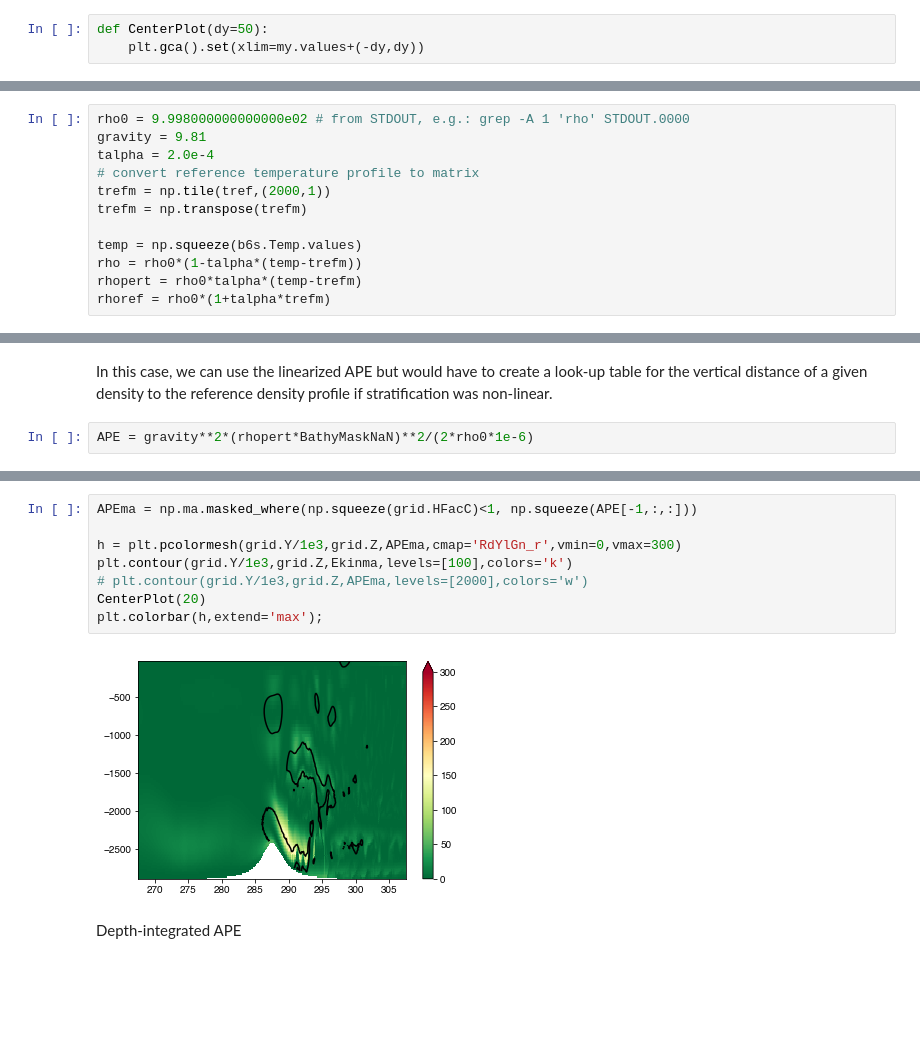
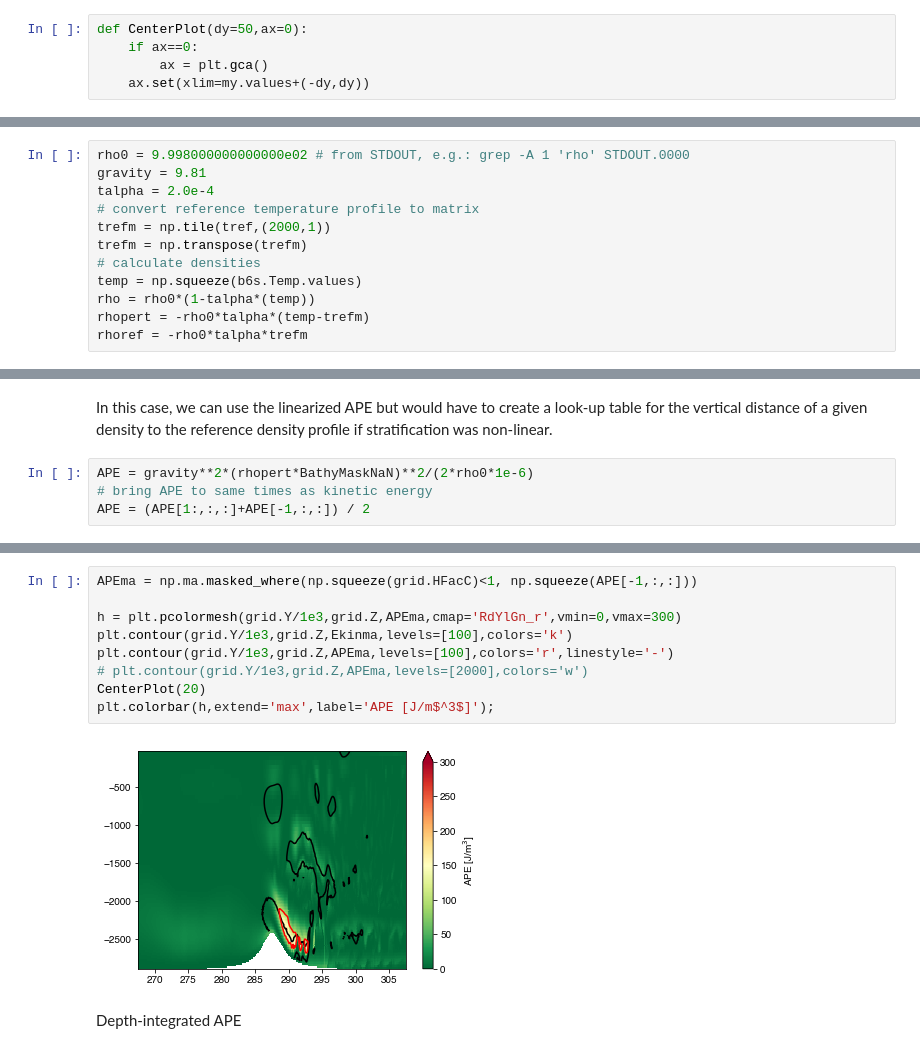
Before and after one commit to gunnarvoet/flow-across-bump, a Jupyter notebook: analysis/bump_analysis.ipynb, the cells around one changed output, grey strips where cells are left out. Saved outputs shown, nothing was run; the diff lists cells and outputs as text; blank space fills up the shorter version.

```diff
--- a/analysis/bump_analysis.ipynb
+++ b/analysis/bump_analysis.ipynb
@@ -294,8 +272,10 @@ PHrefC = np.fromfile(fileName)
 # %% [markdown]
 ## Easier plotting of fields
 # %%
-def CenterPlot(dy=50):
-    plt.gca().set(xlim=my.values+(-dy,dy))
+def CenterPlot(dy=50,ax=0):
+    if ax==0:
+        ax = plt.gca()
+    ax.set(xlim=my.values+(-dy,dy))
 # %%
 def PlotField(F):
     fig,ax = plt.subplots()
@@ -337,8 +318,8 @@ talpha = 2.0e-4
 # convert reference temperature profile to matrix
 trefm = np.tile(tref,(2000,1))
 trefm = np.transpose(trefm)
-
+# calculate densities
 temp = np.squeeze(b6s.Temp.values)
-rho = rho0*(1-talpha*(temp-trefm))
-rhopert = rho0*talpha*(temp-trefm)
-rhoref = rho0*(1+talpha*trefm)
+rho = rho0*(1-talpha*(temp))
+rhopert = -rho0*talpha*(temp-trefm)
+rhoref = -rho0*talpha*trefm
@@ -693,3 +873,5 @@ $$ APE_{lin} = \frac{g^2 \rho'^2}{2 \rho_0 N^2} $$
 In this case, we can use the linearized APE but would have to create a look-up table for the vertical distance of a given density to the reference density profile if stratification was non-linear.
 # %%
 APE = gravity**2*(rhopert*BathyMaskNaN)**2/(2*rho0*1e-6)
+# bring APE to same times as kinetic energy
+APE = (APE[1:,:,:]+APE[-1,:,:]) / 2
@@ -702,13 +907,14 @@ plt.colorbar()
 # %%
 APEma = np.ma.masked_where(np.squeeze(grid.HFacC)<1, np.squeeze(APE[-1,:,:]))
 
 h = plt.pcolormesh(grid.Y/1e3,grid.Z,APEma,cmap='RdYlGn_r',vmin=0,vmax=300)
 plt.contour(grid.Y/1e3,grid.Z,Ekinma,levels=[100],colors='k')
+plt.contour(grid.Y/1e3,grid.Z,APEma,levels=[100],colors='r',linestyle='-')
 # plt.contour(grid.Y/1e3,grid.Z,APEma,levels=[2000],colors='w')
 CenterPlot(20)
-plt.colorbar(h,extend='max');
+plt.colorbar(h,extend='max',label='APE [J/m$^3$]');
 # %% [output]
-[figure, old version]
+[figure, new version]
 # %% [markdown]
 Depth-integrated APE
 # %%
```
Also changed, not shown: parts of 81 cells of this notebook.
